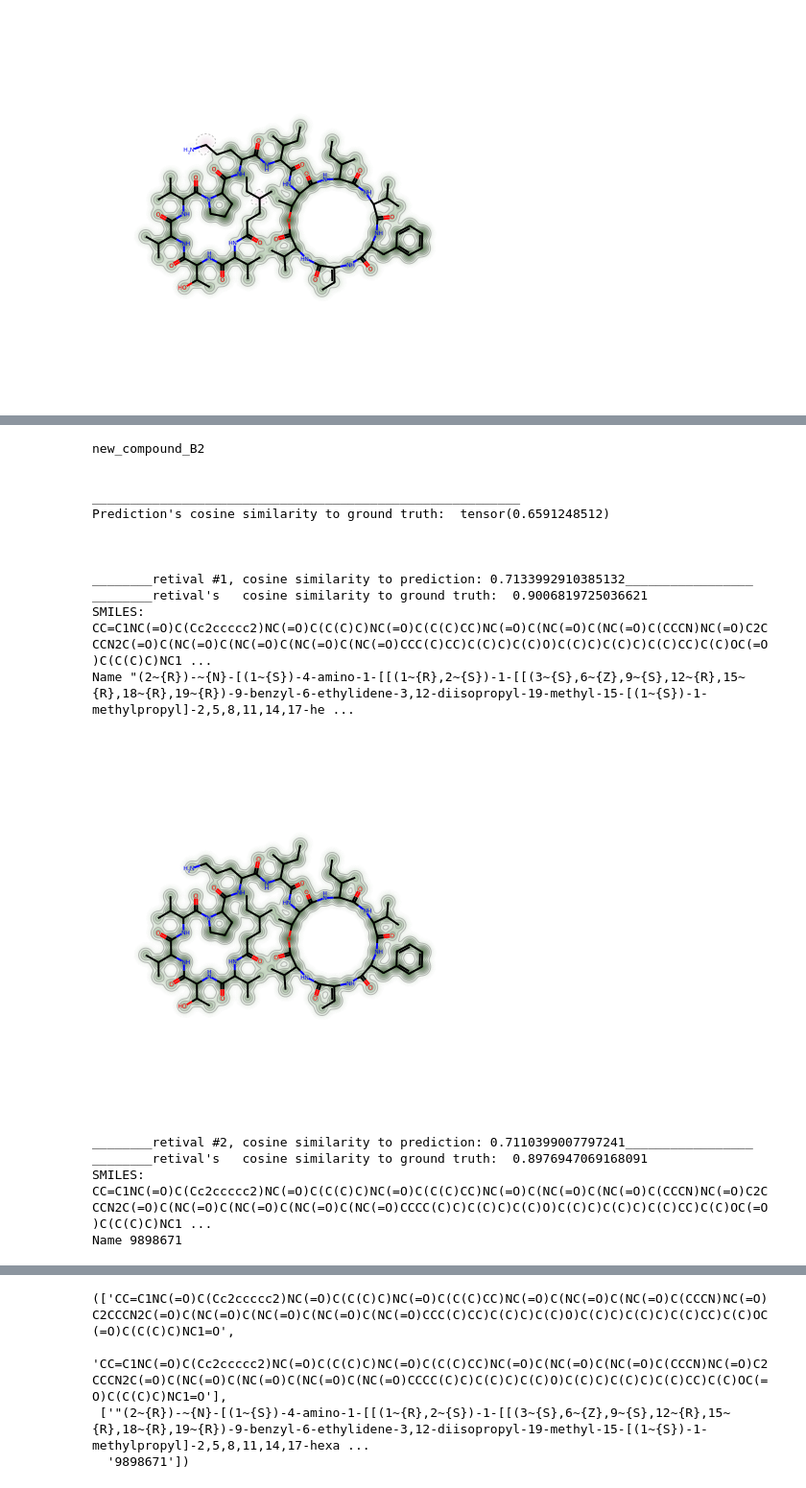
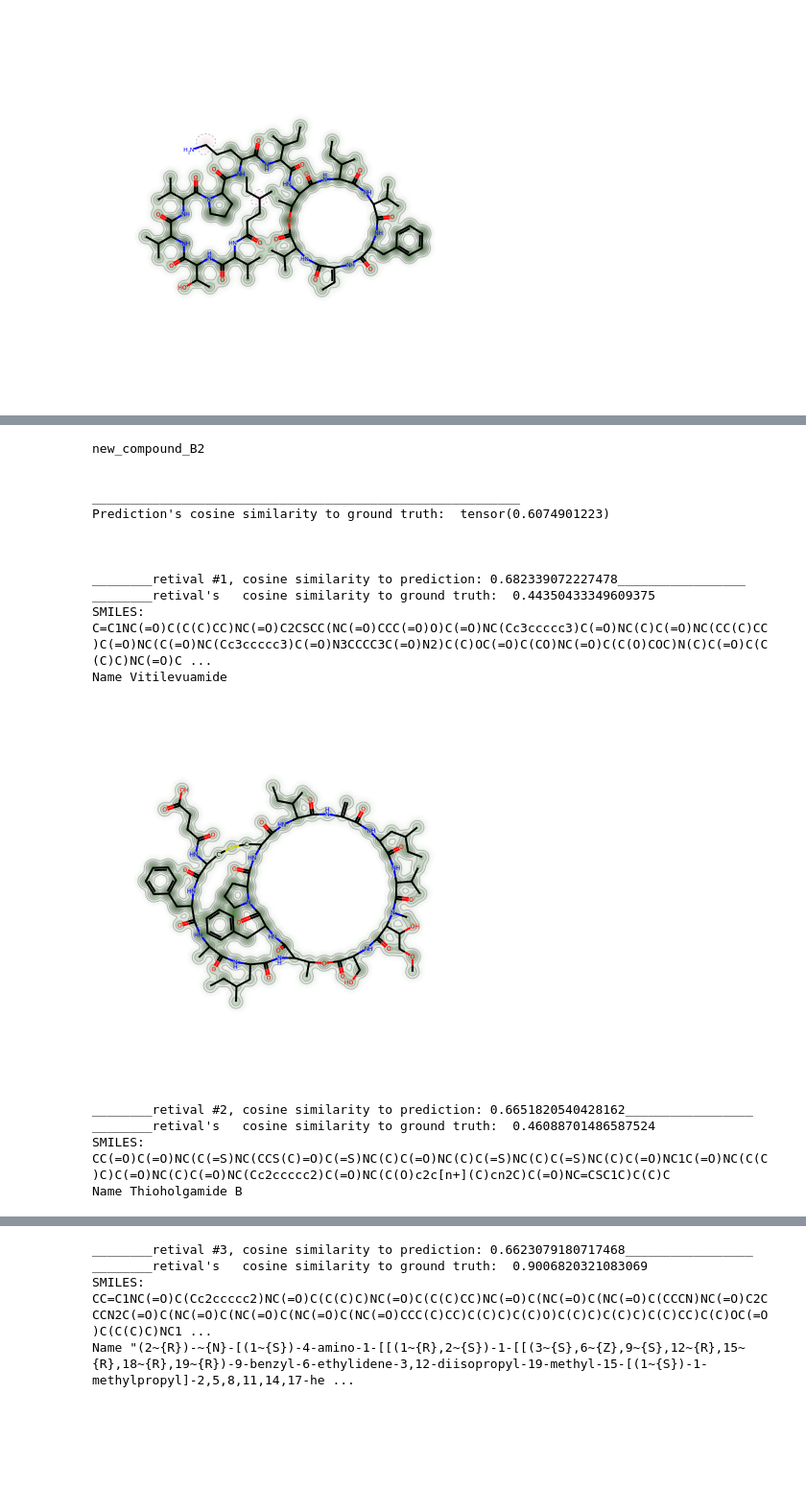
Before and after one commit to xwd0418/Spectre, a Jupyter notebook: inference/inference_with_unique_FP.ipynb, the cells around one changed output, grey strips where cells are left out. Shown at 96% size. Drawn from its saved outputs; the diff is of its cells as text; code cells hidden in the pictures; blank space fills up the shorter version.

```diff
--- a/inference/inference_with_unique_FP.ipynb
+++ b/inference/inference_with_unique_FP.ipynb
@@ -51,7 +58,7 @@ from utils.get_NP_class import get_superclass_and_glycoside
 # hparams, model  = choose_model_DB_specific_FP("C-NMR", include_test_loader = False)
 
 
-hparams, model, test_loader = choose_model("HSQC", return_test_loader=True)
+hparams, model, test_loader = choose_model("optional", return_test_loader=True)
 
 max_radius = fp_loader.max_radius
 # %% [output]
@@ -417,27 +426,27 @@ Name "(2~{R})-~{N}-[(1~{S})-4-amino-1-[[(1~{R},2~{S})-1-[[(3~{S},9~{S},12~{R},15
 # %%
 compound_dir = "/root/gurusmart/MorganFP_prediction/inference_data/testing_compounds/new_compound_B2"
 
 inputs, NMR_type_indicator = build_input(compound_dir, mode=mode,
-                     include_h_nmr=False, include_c_nmr=False, include_hsqc=True,
+                     include_h_nmr=False, include_c_nmr=True, include_hsqc=False,
                      )
 inference_topK(inputs, NMR_type_indicator, model, rankingset_data, smiles_and_names,
-                   k=2, mode = None, ground_truth_FP=newCompoundB_FP, filter_by_MW="from_input",
+                   k=3, mode = None, ground_truth_FP=newCompoundB_FP, filter_by_MW="from_input",
                    fp_type = "DB_Specific_Radius")
 # %% [output]
 new_compound_B2
 
 
 _________________________________________________________
-Prediction's cosine similarity to ground truth:  tensor(0.6591248512)
+Prediction's cosine similarity to ground truth:  tensor(0.6074901223)
 
 
 
-________retival #1, cosine similarity to prediction: 0.7133992910385132_________________
-________retival's   cosine similarity to ground truth:  0.9006819725036621
-SMILES: CC=C1NC(=O)C(Cc2ccccc2)NC(=O)C(C(C)C)NC(=O)C(C(C)CC)NC(=O)C(NC(=O)C(NC(=O)C(CCCN)NC(=O)C2CCCN2C(=O)C(NC(=O)C(NC(=O)C(NC(=O)C(NC(=O)CCC(C)CC)C(C)C)C(C)O)C(C)C)C(C)C)C(C)CC)C(C)OC(=O)C(C(C)C)NC1 ...
-Name "(2~{R})-~{N}-[(1~{S})-4-amino-1-[[(1~{R},2~{S})-1-[[(3~{S},6~{Z},9~{S},12~{R},15~{R},18~{R},19~{R})-9-benzyl-6-ethylidene-3,12-diisopropyl-19-methyl-15-[(1~{S})-1-methylpropyl]-2,5,8,11,14,17-he ...
+________retival #1, cosine similarity to prediction: 0.682339072227478_________________
+________retival's   cosine similarity to ground truth:  0.44350433349609375
+SMILES: C=C1NC(=O)C(C(C)CC)NC(=O)C2CSCC(NC(=O)CCC(=O)O)C(=O)NC(Cc3ccccc3)C(=O)NC(C)C(=O)NC(CC(C)CC)C(=O)NC(C(=O)NC(Cc3ccccc3)C(=O)N3CCCC3C(=O)N2)C(C)OC(=O)C(CO)NC(=O)C(C(O)COC)N(C)C(=O)C(C(C)C)NC(=O)C ...
+Name Vitilevuamide
-[figure, old version]
+[figure, new version]
-________retival #2, cosine similarity to prediction: 0.7110399007797241_________________
-________retival's   cosine similarity to ground truth:  0.8976947069168091
-SMILES: CC=C1NC(=O)C(Cc2ccccc2)NC(=O)C(C(C)C)NC(=O)C(C(C)CC)NC(=O)C(NC(=O)C(NC(=O)C(CCCN)NC(=O)C2CCCN2C(=O)C(NC(=O)C(NC(=O)C(NC(=O)C(NC(=O)CCCC(C)C)C(C)C)C(C)O)C(C)C)C(C)C)C(C)CC)C(C)OC(=O)C(C(C)C)NC1 ...
-Name 9898671
+________retival #2, cosine similarity to prediction: 0.6651820540428162_________________
+________retival's   cosine similarity to ground truth:  0.46088701486587524
+SMILES: CC(=O)C(=O)NC(C(=S)NC(CCS(C)=O)C(=S)NC(C)C(=O)NC(C)C(=S)NC(C)C(=S)NC(C)C(=O)NC1C(=O)NC(C(C)C)C(=O)NC(C)C(=O)NC(Cc2ccccc2)C(=O)NC(C(O)c2c[n+](C)cn2C)C(=O)NC=CSC1C)C(C)C
+Name Thioholgamide B
@@ -445,4 +454,4 @@ Name 9898671
-(['CC=C1NC(=O)C(Cc2ccccc2)NC(=O)C(C(C)C)NC(=O)C(C(C)CC)NC(=O)C(NC(=O)C(NC(=O)C(CCCN)NC(=O)C2CCCN2C(=O)C(NC(=O)C(NC(=O)C(NC(=O)C(NC(=O)CCC(C)CC)C(C)C)C(C)O)C(C)C)C(C)C)C(C)CC)C(C)OC(=O)C(C(C)C)NC1=O',
-  'CC=C1NC(=O)C(Cc2ccccc2)NC(=O)C(C(C)C)NC(=O)C(C(C)CC)NC(=O)C(NC(=O)C(NC(=O)C(CCCN)NC(=O)C2CCCN2C(=O)C(NC(=O)C(NC(=O)C(NC(=O)C(NC(=O)CCCC(C)C)C(C)C)C(C)O)C(C)C)C(C)C)C(C)CC)C(C)OC(=O)C(C(C)C)NC1=O'],
- ['"(2~{R})-~{N}-[(1~{S})-4-amino-1-[[(1~{R},2~{S})-1-[[(3~{S},6~{Z},9~{S},12~{R},15~{R},18~{R},19~{R})-9-benzyl-6-ethylidene-3,12-diisopropyl-19-methyl-15-[(1~{S})-1-methylpropyl]-2,5,8,11,14,17-hexa ...
-  '9898671'])
+________retival #3, cosine similarity to prediction: 0.6623079180717468_________________
+________retival's   cosine similarity to ground truth:  0.9006820321083069
+SMILES: CC=C1NC(=O)C(Cc2ccccc2)NC(=O)C(C(C)C)NC(=O)C(C(C)CC)NC(=O)C(NC(=O)C(NC(=O)C(CCCN)NC(=O)C2CCCN2C(=O)C(NC(=O)C(NC(=O)C(NC(=O)C(NC(=O)CCC(C)CC)C(C)C)C(C)O)C(C)C)C(C)C)C(C)CC)C(C)OC(=O)C(C(C)C)NC1 ...
+Name "(2~{R})-~{N}-[(1~{S})-4-amino-1-[[(1~{R},2~{S})-1-[[(3~{S},6~{Z},9~{S},12~{R},15~{R},18~{R},19~{R})-9-benzyl-6-ethylidene-3,12-diisopropyl-19-methyl-15-[(1~{S})-1-methylpropyl]-2,5,8,11,14,17-he ...
```
Also changed, not shown: parts of 7 cells of this notebook, 16 other files.
